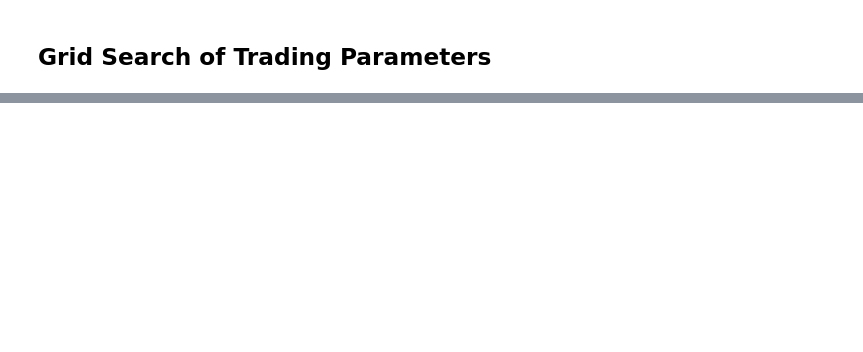
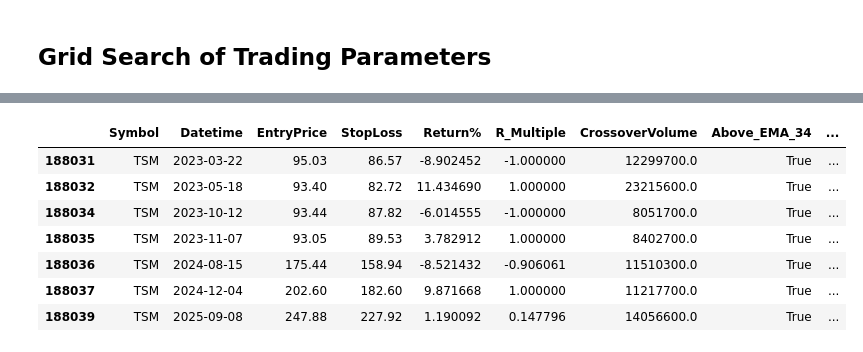
Before and after one commit to i-osipchyk/ema-crossover, a Jupyter notebook: analysis.ipynb, the cells around one changed output, grey strips where cells are left out. Drawn from its saved outputs; the diff is of its cells as text; code cells hidden in the pictures; blank space fills up the shorter version.

Commit message:
added first version of grid search to find the best parameters for the trades

```diff
--- a/analysis.ipynb
+++ b/analysis.ipynb
@@ -652,0 +674,2 @@ trade_results = pd.concat(all_results, ignore_index=True)
+# %%
+df_exits = flatten_all_results(all_results)
@@ -652,0 +692,8 @@ trade_results = pd.concat(all_results, ignore_index=True)
+# %%
+# Group by identifying columns that define a unique trade
+group_cols = [
+    "Symbol", "stop_rule", "offset", "max_tp", "breakeven", "Datetime",
+    "EntryPrice", "Risk", "StopLoss", "MaxTP", "BreakevenPrice", "CrossoverVolume", "CrossoverColor"
+]
+
+trades_df = df_exits.groupby(group_cols).apply(aggregate_trade).reset_index()
@@ -653 +726,3 @@ trade_results = pd.concat(all_results, ignore_index=True)
+# %%
+trades_df_historical = add_indicators_to_trades(trades_df, selected_stock_data)
 # %%
@@ -681,9 +757,19 @@ min_crossover_vol = 2_000_000 # minimum volume at crossover
 min_price = 50 # minimum entry price
 
 # Filter trades combining trend, volatility, price, volume, and candle color
-trade_results_filtered = trade_results[
-    (trade_results["Above_EMA_34"]) & # trend filter
-    (trade_results["ATR%"] < trade_results["ATR%"].median()) & # low volatility
-    (trade_results["EntryPrice"] >= min_price) & # price filter
-    (trade_results["Volume"] >= min_crossover_vol)
+trades_df_historical_filtered = trades_df_historical[
+    (trades_df_historical["Above_EMA_34"]) &
+    (trades_df_historical["CrossoverVolume"] >= min_crossover_vol) &
+    (trades_df_historical["Above_EMA_200"]) &
+    (trades_df_historical['MACD'] > trades_df_historical['MACD_Signal'])
 ]
+# (trades_df_historical["ATR%"] < trades_df_historical["ATR%"].mean()) & # low volatility
+# (trades_df_historical["CrossoverVolume"] >= min_crossover_vol)
+
+summary_filtered = trades_df_historical_filtered.groupby(
+    ["stop_rule", "offset", "max_tp", "breakeven"]
+).agg(EV=("R_Multiple", "mean"),
+       Winrate=("Return%", lambda x: (x > 0).mean()),
+       Trades=("Return%", "count")).reset_index().sort_values(by="EV", ascending=False)
+
+summary_filtered.head()
@@ -824,0 +791,17 @@ See the caveats in the documentation: https://pandas.pydata.org/pandas-docs/stab
+# %%
+trades_df_historical_filtered[
+    (trades_df_historical_filtered['stop_rule'] == 'crossover') &
+    (trades_df_historical_filtered['offset'] == 1) &
+    (trades_df_historical_filtered['max_tp'] == 5) &
+    (trades_df_historical_filtered['breakeven'] == 1.0) &
+    (trades_df_historical_filtered['Symbol'] == 'TSM')
+][['Symbol', 'Datetime', 'EntryPrice', 'StopLoss', 'Return%', 'R_Multiple', 'CrossoverVolume', 'Above_EMA_34', 'Above_EMA_50', 'Above_EMA_200', 'MACD', 'MACD_Signal', 'ATR%']]
+# %% [output]
+|  | Symbol | Datetime | EntryPrice | StopLoss | Return% | R_Multiple | CrossoverVolume | Above_EMA_34 | ... |
+| 188031 | TSM | 2023-03-22 | 95.03 | 86.57 | -8.902452 | -1.000000 | 12299700.0 | True | ... |
+| 188032 | TSM | 2023-05-18 | 93.40 | 82.72 | 11.434690 | 1.000000 | 23215600.0 | True | ... |
+| 188034 | TSM | 2023-10-12 | 93.44 | 87.82 | -6.014555 | -1.000000 | 8051700.0 | True | ... |
+| 188035 | TSM | 2023-11-07 | 93.05 | 89.53 | 3.782912 | 1.000000 | 8402700.0 | True | ... |
+| 188036 | TSM | 2024-08-15 | 175.44 | 158.94 | -8.521432 | -0.906061 | 11510300.0 | True | ... |
+| 188037 | TSM | 2024-12-04 | 202.60 | 182.60 | 9.871668 | 1.000000 | 11217700.0 | True | ... |
+| 188039 | TSM | 2025-09-08 | 247.88 | 227.92 | 1.190092 | 0.147796 | 14056600.0 | True | ... |
```
Also changed, not shown: parts of 43 cells of this notebook.
